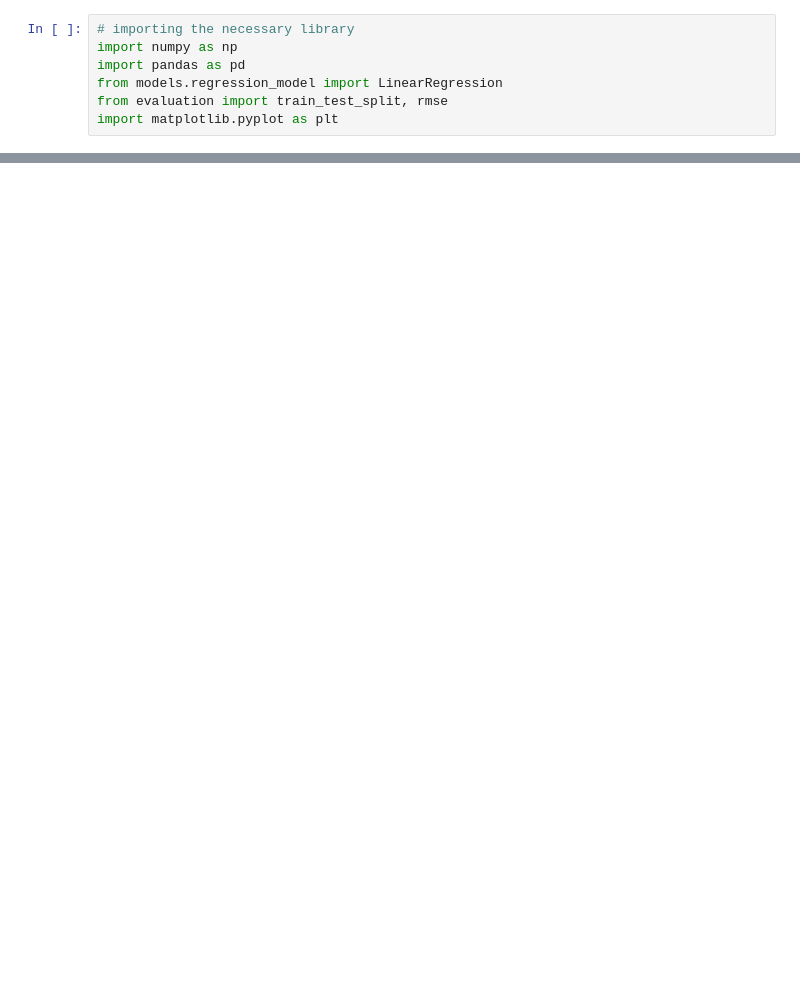
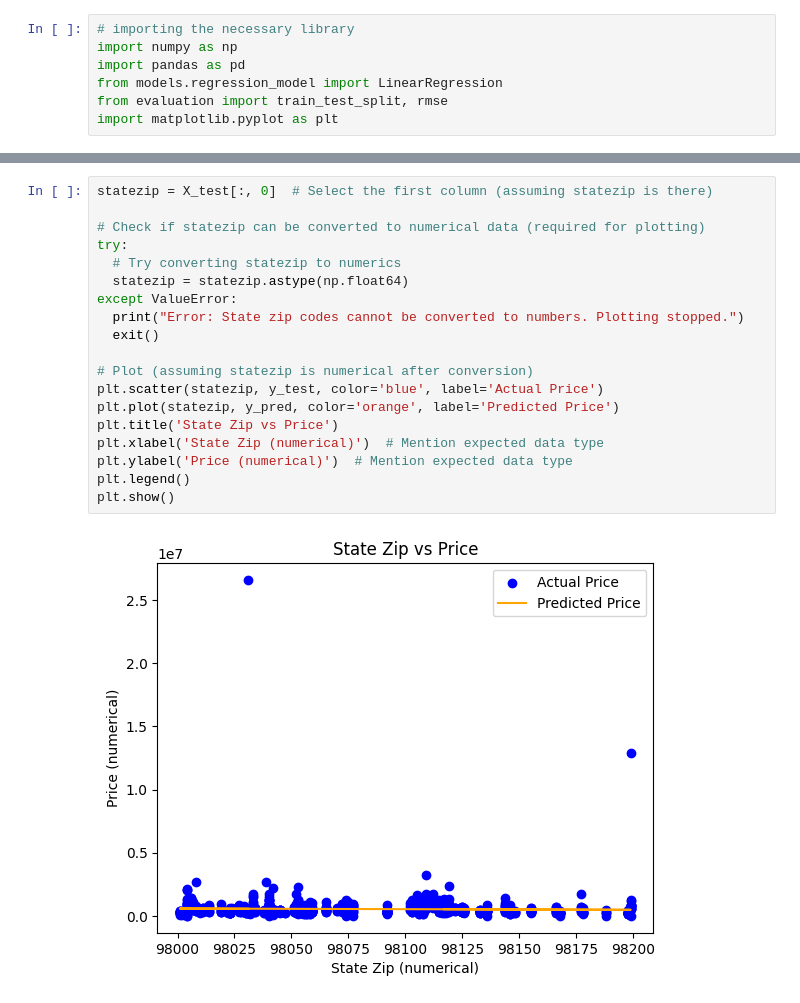
Before and after one commit to tobioj/time_series_and-_regression, a Jupyter notebook: accuracy.ipynb, the cells around one changed output, grey strips where cells are left out. Cells and saved outputs as stored; diff of their text form; blank space fills up the shorter version.

```diff
--- a/accuracy.ipynb
+++ b/accuracy.ipynb
@@ -47,0 +81,21 @@ plt.show()
+# %%
+statezip = X_test[:, 0]  # Select the first column (assuming statezip is there)
+
+# Check if statezip can be converted to numerical data (required for plotting)
+try:
+  # Try converting statezip to numerics
+  statezip = statezip.astype(np.float64)
+except ValueError:
+  print("Error: State zip codes cannot be converted to numbers. Plotting stopped.")
+  exit()
+
+# Plot (assuming statezip is numerical after conversion)
+plt.scatter(statezip, y_test, color='blue', label='Actual Price')
+plt.plot(statezip, y_pred, color='orange', label='Predicted Price')
+plt.title('State Zip vs Price')
+plt.xlabel('State Zip (numerical)')  # Mention expected data type
+plt.ylabel('Price (numerical)')  # Mention expected data type
+plt.legend()
+plt.show()
+# %% [output]
+[figure, added]
```
Also changed, not shown: parts of 3 cells of this notebook, 3 other files.
